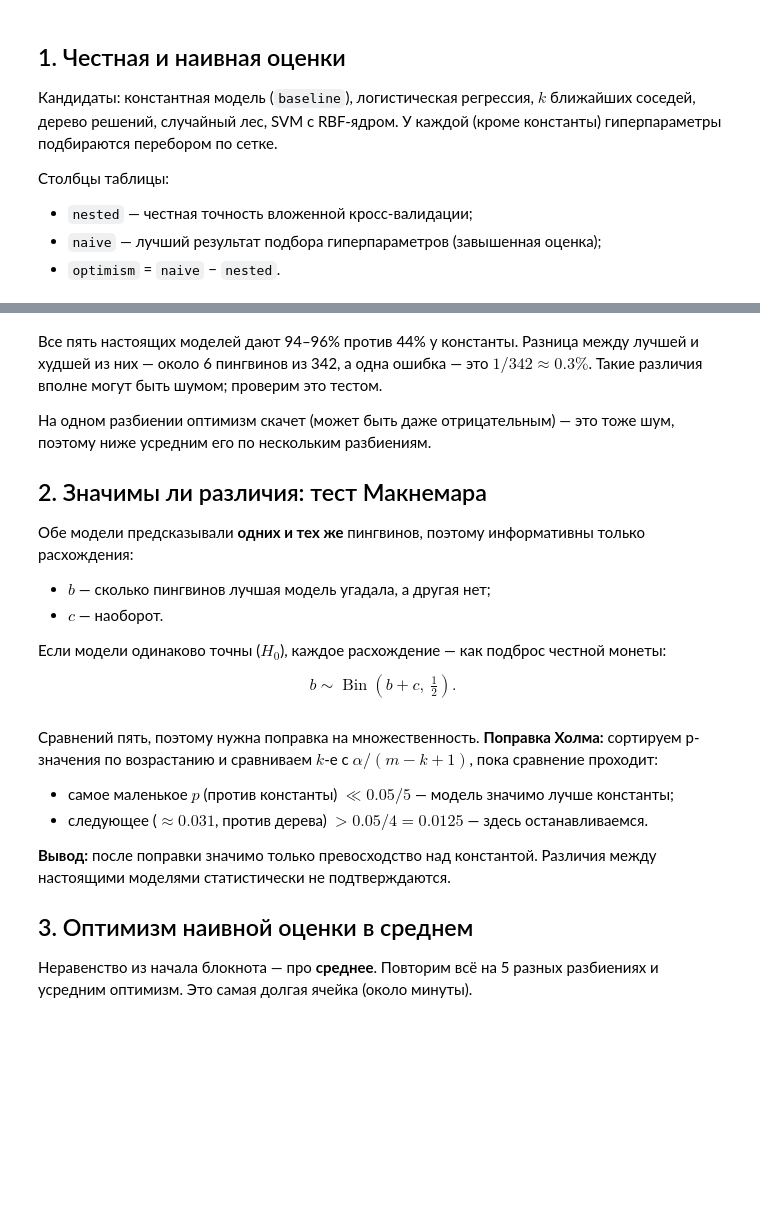
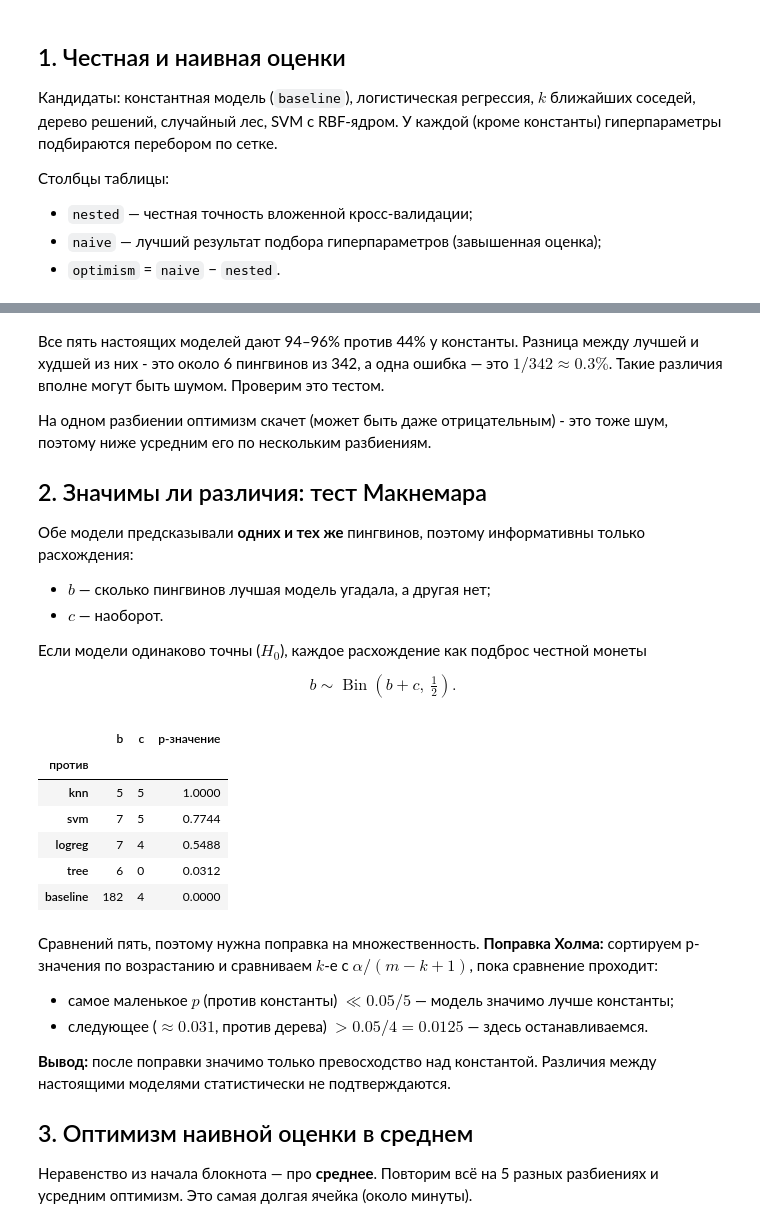
Before and after one commit to purringcoal/palmer_penguins, a Jupyter notebook: notebooks/03_models.ipynb, the cells around one changed output, grey strips where cells are left out. Drawn from its saved outputs; the diff is of its cells as text; code cells hidden in the pictures; blank space fills up the shorter version.

```diff
--- a/notebooks/03_models.ipynb
+++ b/notebooks/03_models.ipynb
@@ -58,7 +65,7 @@ table.round(3)
 # %% [markdown]
-Все пять настоящих моделей дают 94–96% против 44% у константы. Разница между лучшей и худшей из них — около 6 пингвинов из 342, а одна ошибка — это $1/342 \approx 0.3\%$. Такие различия вполне могут быть шумом; проверим это тестом.
+Все пять настоящих моделей дают 94–96% против 44% у константы. Разница между лучшей и худшей из них - это около 6 пингвинов из 342, а одна ошибка — это $1/342 \approx 0.3\%$. Такие различия вполне могут быть шумом. Проверим это тестом.
 
-На одном разбиении оптимизм скачет (может быть даже отрицательным) — это тоже шум, поэтому ниже усредним его по нескольким разбиениям.
+На одном разбиении оптимизм скачет (может быть даже отрицательным) - это тоже шум, поэтому ниже усредним его по нескольким разбиениям.
 
 ## 2. Значимы ли различия: тест Макнемара
 
@@ -66,22 +73,31 @@ table.round(3)
 - $b$ — сколько пингвинов лучшая модель угадала, а другая нет;
 - $c$ — наоборот.
 
-Если модели одинаково точны ($H_0$), каждое расхождение — как подброс честной монеты:
+Если модели одинаково точны ($H_0$), каждое расхождение как подброс честной монеты
 
 $$
 b \sim \operatorname{Bin}\!\left(b + c,\ \tfrac12\right).
 $$
 # %%
-best = table.index[0]  # имя модели в первой строке — лучшей по честной оценке
+best = table.index[
+    0
+]  # имя модели в первой строке лучшей по честной оценке (в нашем случае это случайный лес)
 
 rows = []
-for name in table.index[1:]:  # все остальные модели (срез со второй строки до конца)
-    # b, c и p-значение для пары «лучшая против этой»
+for name in table.index[1:]:  # все остальные модели
+    # b, c и p-значение для пары "лучшая против этой"
     b, c, p = mcnemar_exact(y, predictions[best], predictions[name])
     rows.append({"против": name, "b": b, "c": c, "p-значение": p})
 
-# Список словарей → таблица; имя соперника делаем индексом строк.
 pd.DataFrame(rows).set_index("против").round(4)
+# %% [output]
+|  | b | c | p-значение |
+| против |  |  |  |
+| knn | 5 | 5 | 1.0000 |
+| svm | 7 | 5 | 0.7744 |
+| logreg | 7 | 4 | 0.5488 |
+| tree | 6 | 0 | 0.0312 |
+| baseline | 182 | 4 | 0.0000 |
 # %% [markdown]
 Сравнений пять, поэтому нужна поправка на множественность. **Поправка Холма:** сортируем p-значения по возрастанию и сравниваем $k$-е с $\alpha / (m - k + 1)$, пока сравнение проходит:
 
```
Also changed, not shown: parts of 8 cells of this notebook, 2 other files.
